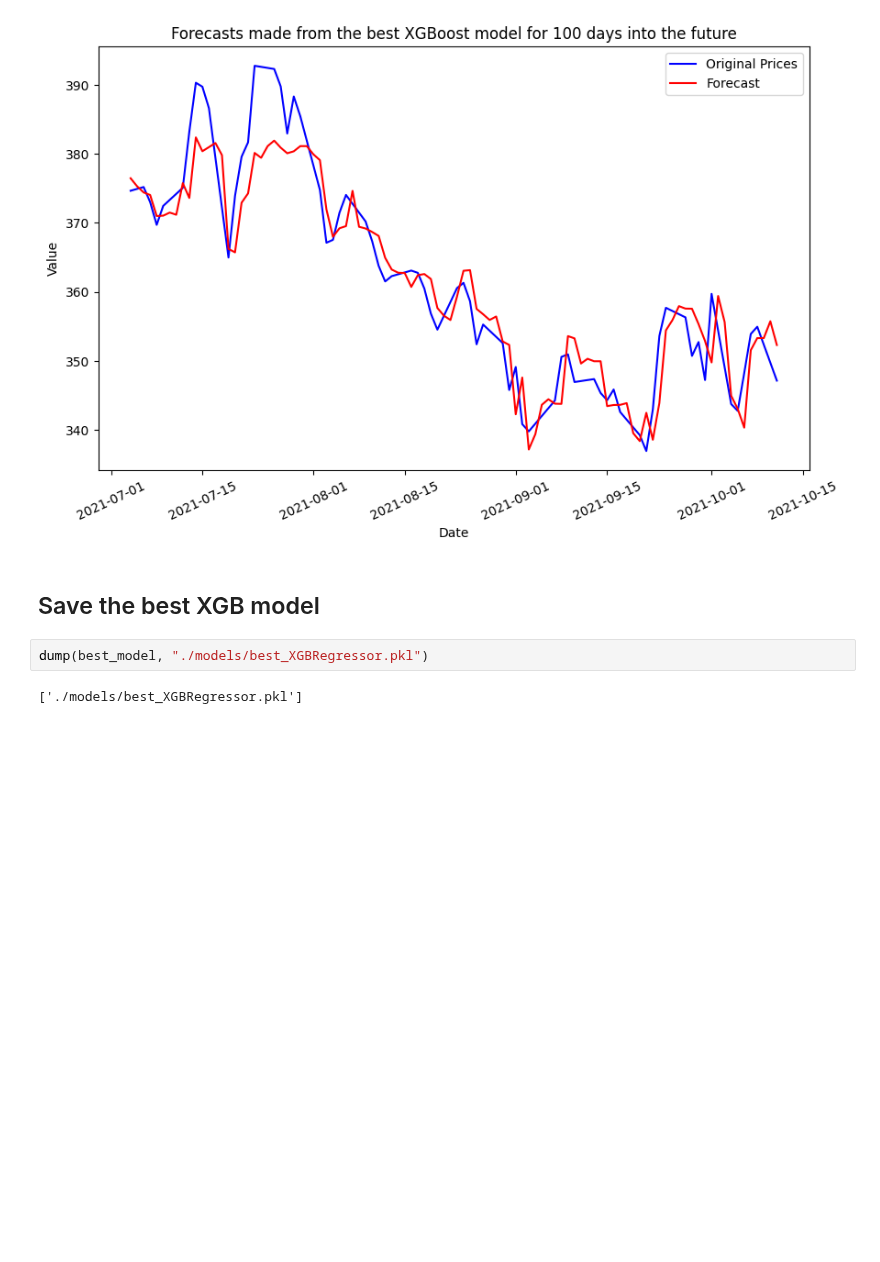
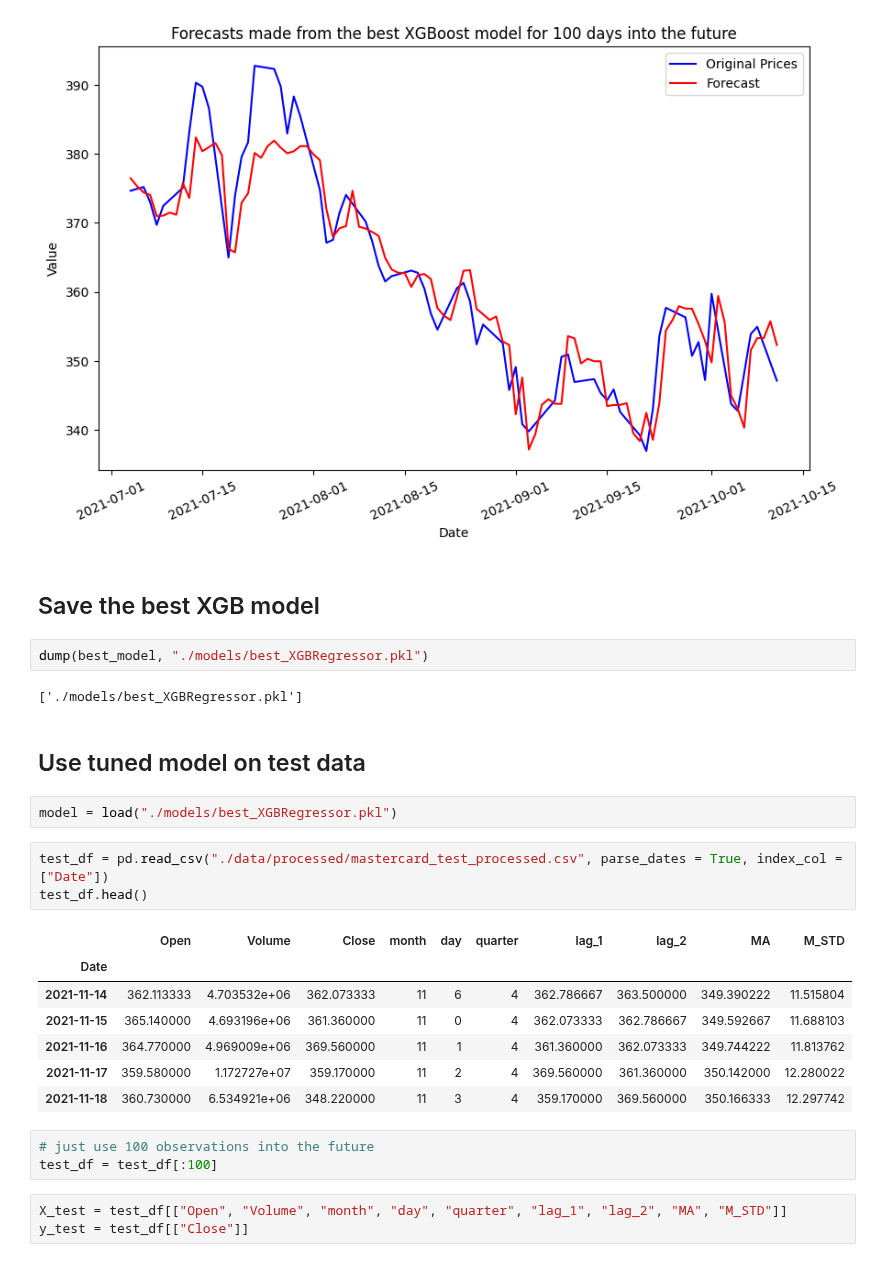
Before and after one commit to yjiahao/time-series-stocks, a Jupyter notebook: XGBoost.ipynb, the cells around one changed output. Cells and saved outputs as stored; diff of their text form; blank space fills up the shorter version.

```diff
--- a/XGBoost.ipynb
+++ b/XGBoost.ipynb
@@ -259,3 +259,24 @@ plt.show()
 dump(best_model, "./models/best_XGBRegressor.pkl")
 # %% [output]
 ['./models/best_XGBRegressor.pkl']
+# %% [markdown]
+## Use tuned model on test data
+# %%
+model = load("./models/best_XGBRegressor.pkl")
+# %%
+test_df = pd.read_csv("./data/processed/mastercard_test_processed.csv", parse_dates = True, index_col = ["Date"])
+test_df.head()
+# %% [output]
+|  | Open | Volume | Close | month | day | quarter | lag_1 | lag_2 | MA | M_STD |
+| Date |  |  |  |  |  |  |  |  |  |  |
+| 2021-11-14 | 362.113333 | 4.703532e+06 | 362.073333 | 11 | 6 | 4 | 362.786667 | 363.500000 | 349.390222 | 11.515804 |
+| 2021-11-15 | 365.140000 | 4.693196e+06 | 361.360000 | 11 | 0 | 4 | 362.073333 | 362.786667 | 349.592667 | 11.688103 |
+| 2021-11-16 | 364.770000 | 4.969009e+06 | 369.560000 | 11 | 1 | 4 | 361.360000 | 362.073333 | 349.744222 | 11.813762 |
+| 2021-11-17 | 359.580000 | 1.172727e+07 | 359.170000 | 11 | 2 | 4 | 369.560000 | 361.360000 | 350.142000 | 12.280022 |
+| 2021-11-18 | 360.730000 | 6.534921e+06 | 348.220000 | 11 | 3 | 4 | 359.170000 | 369.560000 | 350.166333 | 12.297742 |
+# %%
+# just use 100 observations into the future
+test_df = test_df[:100]
+# %%
+X_test = test_df[["Open", "Volume", "month", "day", "quarter", "lag_1", "lag_2", "MA", "M_STD"]]
+y_test = test_df[["Close"]]
```
Also changed, not shown: parts of 2 cells of this notebook.
